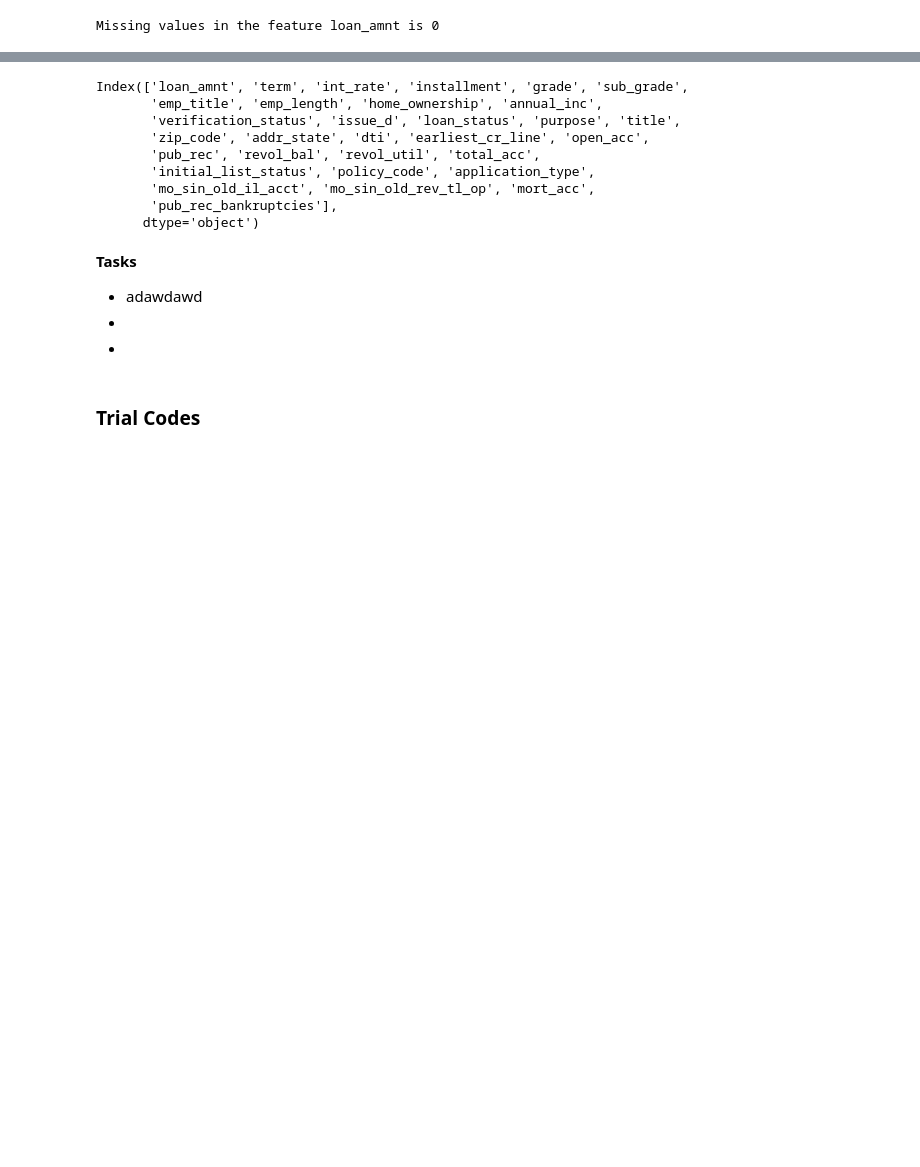
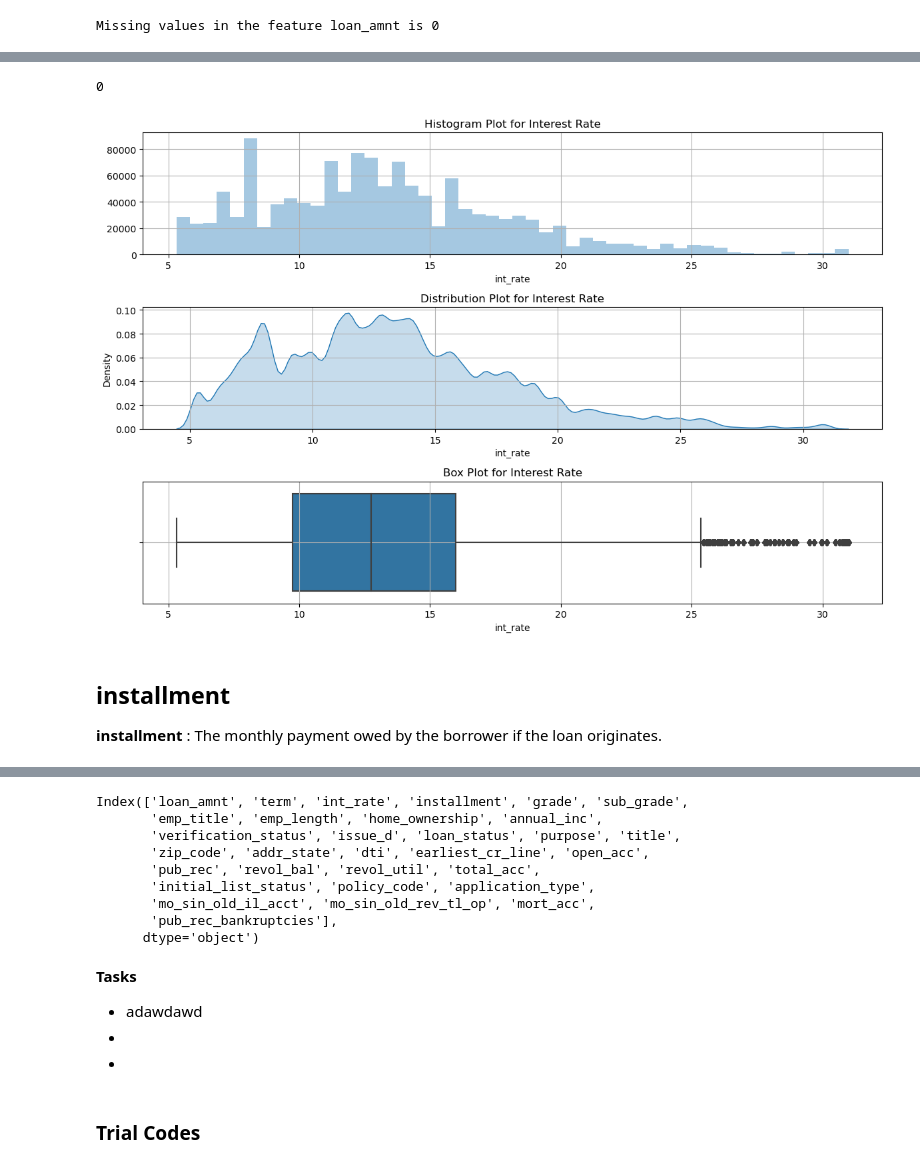
Before and after one commit to Singhal-Piyush/credit-risk-probability-default-model, a Jupyter notebook: 01_credit_risk_data_exploration.ipynb, the cells around one changed output, grey strips where cells are left out. Cells and saved outputs as stored; diff of their text form; code cells hidden in the pictures; blank space fills up the shorter version.

```diff
--- a/01_credit_risk_data_exploration.ipynb
+++ b/01_credit_risk_data_exploration.ipynb
@@ -725,0 +844,13 @@ We will make the observation which columns need the what kind of transformaiton,
+# %%
+# check missing values
+dataset_loan['int_rate'].isnull().sum()
+# %% [output]
+0
+# %%
+univariate_analysis_plot('int_rate', "Interest Rate",dataset = dataset_loan)
+# %% [output]
+[figure, added]
+# %% [markdown]
+## installment
+
+**installment** : The monthly payment owed by the borrower if the loan originates.
```
Also changed, not shown: parts of 41 cells of this notebook.
